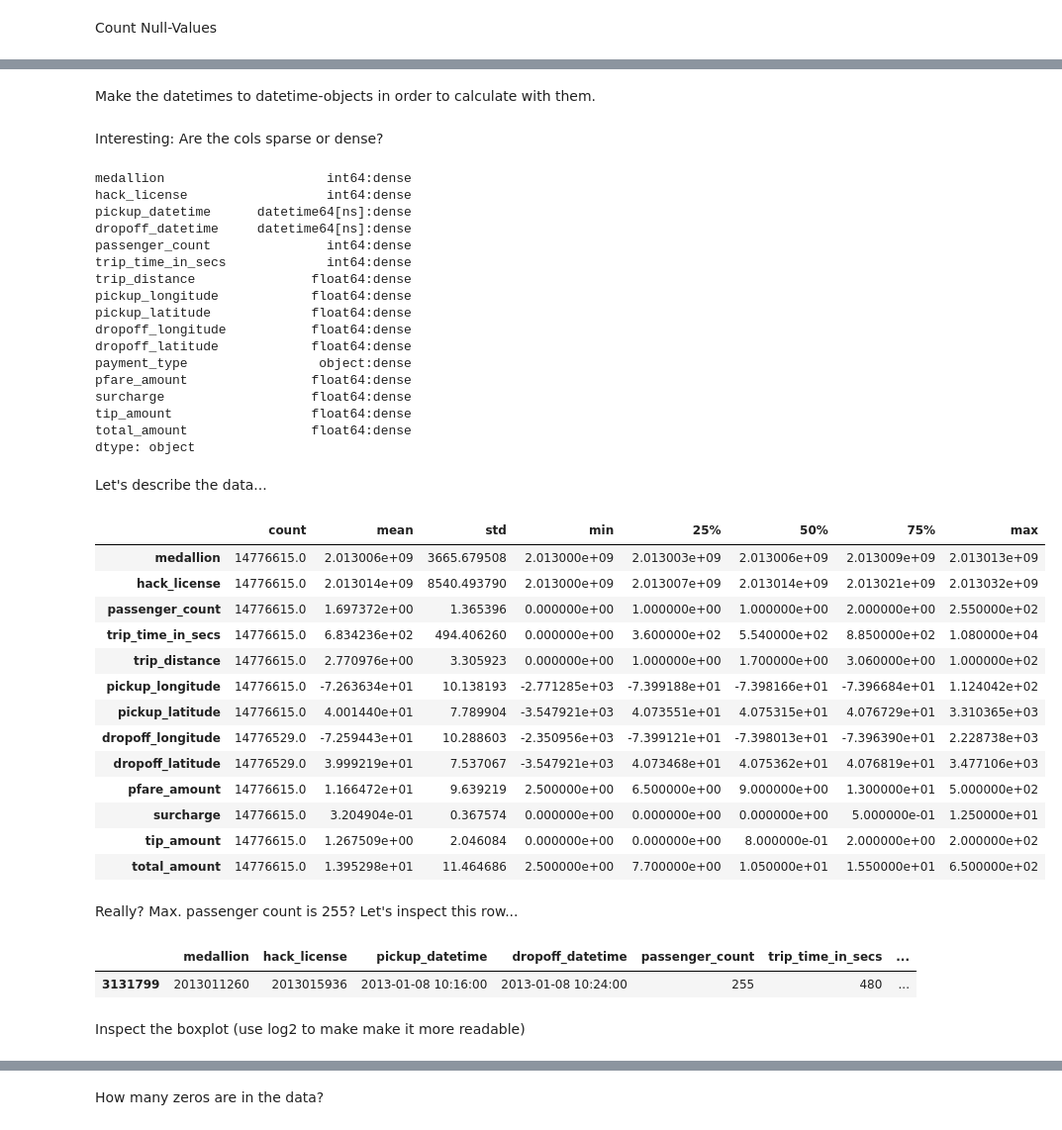
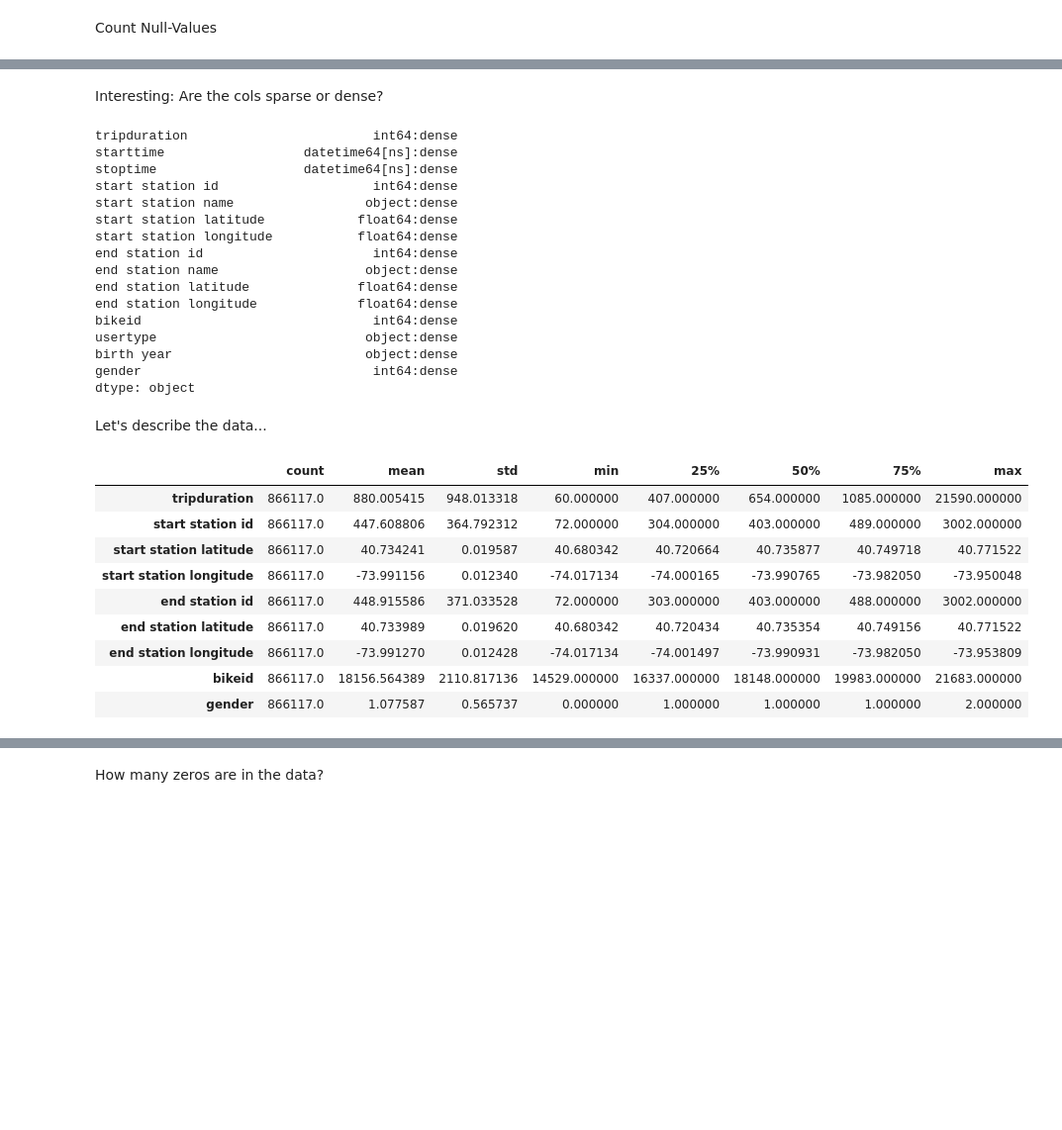
Before and after one commit to nikhase/nyc-taxi, a Jupyter notebook: monthlyDataAnalysis.ipynb, the cells around one changed output, grey strips where cells are left out. Shown at 99% size. Saved outputs shown, nothing was run; the diff lists cells and outputs as text; code cells hidden in the pictures; blank space fills up the shorter version.

Commit message:
monthly preprocessing ready to slice weeks - data for taxi 2013,2014 and bike 2014 has been generated

```diff
--- a/monthlyDataAnalysis.ipynb
+++ b/monthlyDataAnalysis.ipynb
@@ -94,0 +89,4 @@ The cols are deleted.
+# %%
+columns_without_spaces = list(data.columns)
+# %%
+columns_without_spaces = [x.strip(' ') for x in columns_without_spaces]
@@ -95 +111,8 @@ The cols are deleted.
+# %%
+data.columns = columns_without_spaces
+# %%
+# data['pickup_datetime'] =pd.to_datetime(data['pickup_datetime'], format = '%Y-%m-%d %H:%M:%S')
+# data['dropoff_datetime'] =pd.to_datetime(data['dropoff_datetime'], format = '%Y-%m-%d %H:%M:%S')
+data['starttime'] =pd.to_datetime(data['starttime'], format = '%Y-%m-%d %H:%M:%S')
+data['stoptime'] =pd.to_datetime(data['stoptime'], format = '%Y-%m-%d %H:%M:%S')
 # %%
@@ -115,2 +140,0 @@ memory usage: 1.8+ GB
-# %% [markdown]
-Make the datetimes to datetime-objects in order to calculate with them.
@@ -120,51 +141,37 @@ taxidata['dropoff_datetime'] =pd.to_datetime(taxidata['dropoff_datetime'], forma
 # %% [markdown]
 Interesting: Are the cols sparse or dense?
 # %%
-taxidata.ftypes # is it sparse or dense?
+data.ftypes # is it sparse or dense?
 # %% [output]
-medallion                     int64:dense
-hack_license                  int64:dense
-pickup_datetime      datetime64[ns]:dense
-dropoff_datetime     datetime64[ns]:dense
-passenger_count               int64:dense
-trip_time_in_secs             int64:dense
-trip_distance               float64:dense
-pickup_longitude            float64:dense
-pickup_latitude             float64:dense
-dropoff_longitude           float64:dense
-dropoff_latitude            float64:dense
-payment_type                 object:dense
-pfare_amount                float64:dense
-surcharge                   float64:dense
-tip_amount                  float64:dense
-total_amount                float64:dense
+tripduration                        int64:dense
+starttime                  datetime64[ns]:dense
+stoptime                   datetime64[ns]:dense
+start station id                    int64:dense
+start station name                 object:dense
+start station latitude            float64:dense
+start station longitude           float64:dense
+end station id                      int64:dense
+end station name                   object:dense
+end station latitude              float64:dense
+end station longitude             float64:dense
+bikeid                              int64:dense
+usertype                           object:dense
+birth year                         object:dense
+gender                              int64:dense
 dtype: object
 # %% [markdown]
 Let's describe the data...
 # %%
-taxidata.describe().transpose()
+data.describe().transpose()
 # %% [output]
 |  | count | mean | std | min | 25% | 50% | 75% | max |
-| medallion | 14776615.0 | 2.013006e+09 | 3665.679508 | 2.013000e+09 | 2.013003e+09 | 2.013006e+09 | 2.013009e+09 | 2.013013e+09 |
-| hack_license | 14776615.0 | 2.013014e+09 | 8540.493790 | 2.013000e+09 | 2.013007e+09 | 2.013014e+09 | 2.013021e+09 | 2.013032e+09 |
-| passenger_count | 14776615.0 | 1.697372e+00 | 1.365396 | 0.000000e+00 | 1.000000e+00 | 1.000000e+00 | 2.000000e+00 | 2.550000e+02 |
-| trip_time_in_secs | 14776615.0 | 6.834236e+02 | 494.406260 | 0.000000e+00 | 3.600000e+02 | 5.540000e+02 | 8.850000e+02 | 1.080000e+04 |
-| trip_distance | 14776615.0 | 2.770976e+00 | 3.305923 | 0.000000e+00 | 1.000000e+00 | 1.700000e+00 | 3.060000e+00 | 1.000000e+02 |
-| pickup_longitude | 14776615.0 | -7.263634e+01 | 10.138193 | -2.771285e+03 | -7.399188e+01 | -7.398166e+01 | -7.396684e+01 | 1.124042e+02 |
-| pickup_latitude | 14776615.0 | 4.001440e+01 | 7.789904 | -3.547921e+03 | 4.073551e+01 | 4.075315e+01 | 4.076729e+01 | 3.310365e+03 |
-| dropoff_longitude | 14776529.0 | -7.259443e+01 | 10.288603 | -2.350956e+03 | -7.399121e+01 | -7.398013e+01 | -7.396390e+01 | 2.228738e+03 |
-| dropoff_latitude | 14776529.0 | 3.999219e+01 | 7.537067 | -3.547921e+03 | 4.073468e+01 | 4.075362e+01 | 4.076819e+01 | 3.477106e+03 |
-| pfare_amount | 14776615.0 | 1.166472e+01 | 9.639219 | 2.500000e+00 | 6.500000e+00 | 9.000000e+00 | 1.300000e+01 | 5.000000e+02 |
-| surcharge | 14776615.0 | 3.204904e-01 | 0.367574 | 0.000000e+00 | 0.000000e+00 | 0.000000e+00 | 5.000000e-01 | 1.250000e+01 |
-| tip_amount | 14776615.0 | 1.267509e+00 | 2.046084 | 0.000000e+00 | 0.000000e+00 | 8.000000e-01 | 2.000000e+00 | 2.000000e+02 |
-| total_amount | 14776615.0 | 1.395298e+01 | 11.464686 | 2.500000e+00 | 7.700000e+00 | 1.050000e+01 | 1.550000e+01 | 6.500000e+02 |
+| tripduration | 866117.0 | 880.005415 | 948.013318 | 60.000000 | 407.000000 | 654.000000 | 1085.000000 | 21590.000000 |
+| start station id | 866117.0 | 447.608806 | 364.792312 | 72.000000 | 304.000000 | 403.000000 | 489.000000 | 3002.000000 |
+| start station latitude | 866117.0 | 40.734241 | 0.019587 | 40.680342 | 40.720664 | 40.735877 | 40.749718 | 40.771522 |
+| start station longitude | 866117.0 | -73.991156 | 0.012340 | -74.017134 | -74.000165 | -73.990765 | -73.982050 | -73.950048 |
+| end station id | 866117.0 | 448.915586 | 371.033528 | 72.000000 | 303.000000 | 403.000000 | 488.000000 | 3002.000000 |
+| end station latitude | 866117.0 | 40.733989 | 0.019620 | 40.680342 | 40.720434 | 40.735354 | 40.749156 | 40.771522 |
+| end station longitude | 866117.0 | -73.991270 | 0.012428 | -74.017134 | -74.001497 | -73.990931 | -73.982050 | -73.953809 |
+| bikeid | 866117.0 | 18156.564389 | 2110.817136 | 14529.000000 | 16337.000000 | 18148.000000 | 19983.000000 | 21683.000000 |
+| gender | 866117.0 | 1.077587 | 0.565737 | 0.000000 | 1.000000 | 1.000000 | 1.000000 | 2.000000 |
-# %% [markdown]
-Really? Max. passenger count is 255? Let's inspect this row...
-# %%
-taxidata.loc[taxidata['passenger_count'] == 255]
-# %% [output]
-|  | medallion | hack_license | pickup_datetime | dropoff_datetime | passenger_count | trip_time_in_secs | ... |
-| 3131799 | 2013011260 | 2013015936 | 2013-01-08 10:16:00 | 2013-01-08 10:24:00 | 255 | 480 | ... |
-# %% [markdown]
-Inspect the boxplot (use log2 to make make it more readable)
 # %%
```
Also changed, not shown: parts of 33 cells of this notebook.
